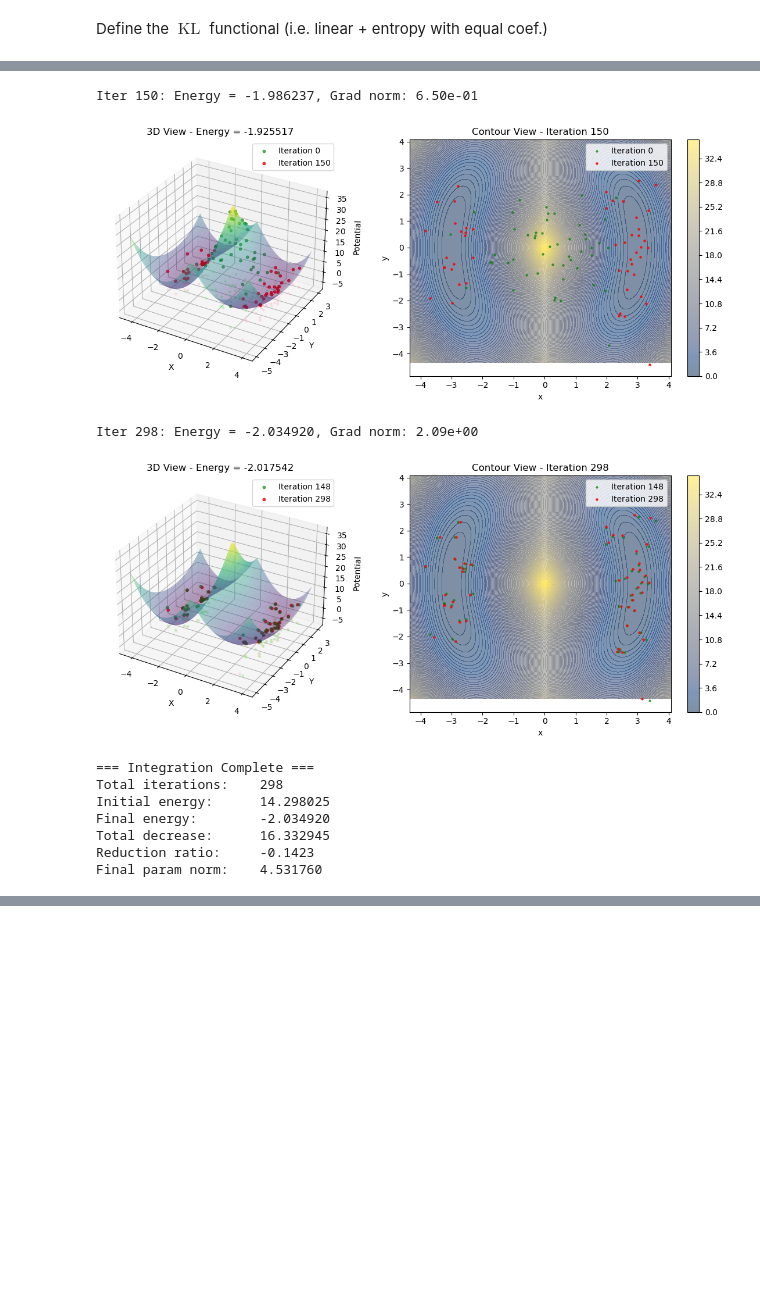
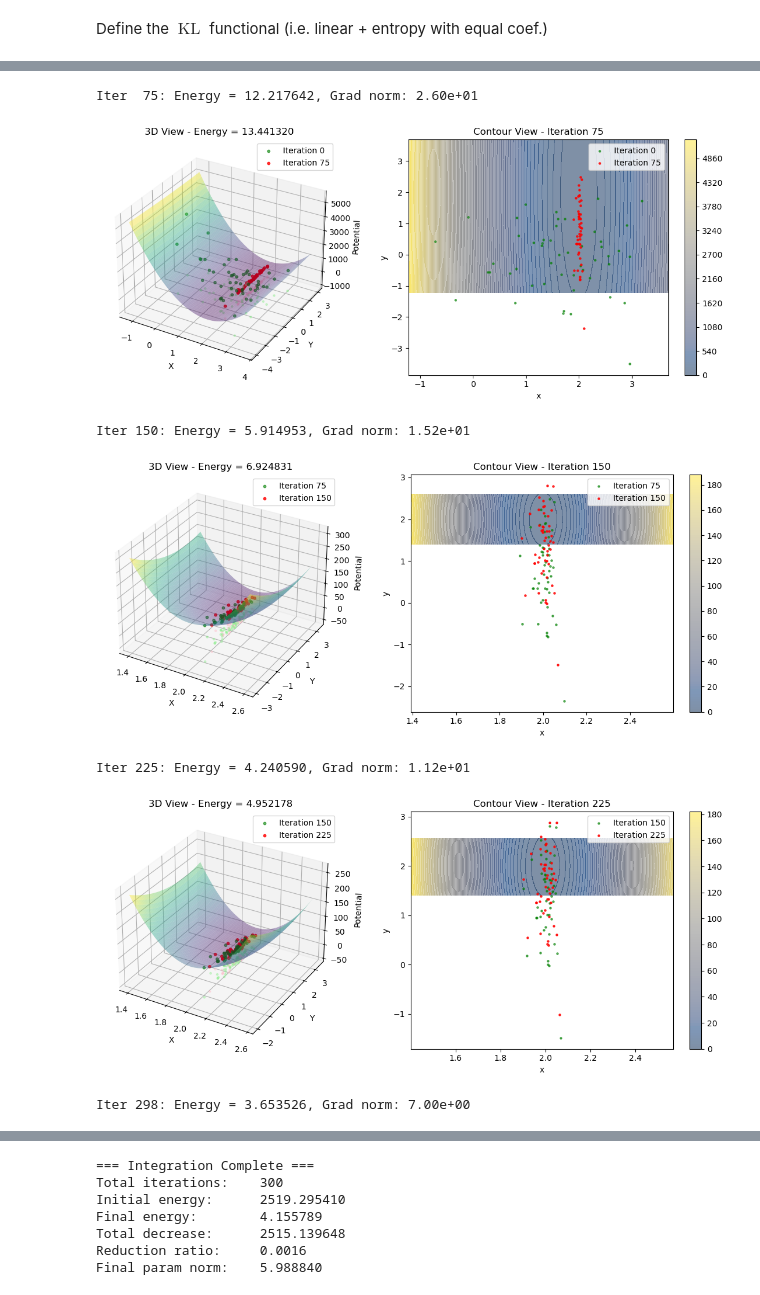
Before and after one commit to SebasGutHdz/Parametric-Wasserstein-Flows, a Jupyter notebook: anderson_acceleration_test.ipynb, the cells around one changed output, grey strips where cells are left out. Saved outputs shown, nothing was run; the diff lists cells and outputs as text; code cells hidden in the pictures; blank space fills up the shorter version.

```diff
--- a/anderson_acceleration_test.ipynb
+++ b/anderson_acceleration_test.ipynb
@@ -61,14 +60,15 @@ case = 'double banana' # 'gaussian' | 'double banana'
 # %%
 from functionals.functions import get_gaussian_potential
 if case == 'gaussian':
-    mean = jnp.full((dim,), 1.0)
-    sigma_inv = jnp.diag(jnp.array([10., 0.1]))
+    mean = jnp.full((dim,), 2.0)
+    sigma_inv = jnp.diag(jnp.array([1000., 10.]))
     potential_fn = get_gaussian_potential(mean, sigma_inv)
 
     # Anderson parameters
-    h = 1e-1  # Time step size
+    h = 1e-3 # Time step size
     m = 6  # Number of previous iterates to consider
     beta = 1.25  # Damping parameter
+    reg = 1e-5
     max_iterations = 300
     tolerance = 1e-4
     n_samples = 3_000  # Monte Carlo sample size
@@ -111,32 +119,23 @@ potential = Potential(
 Generate reference sample with Picard method
-# %%
-key, subkey = jax.random.split(key)
-# <<test dataset>>
-z_samples = jax.random.normal(
-    subkey,
-    (50, 2),
-)
-graphdep, _ = parametric_model.split()
-pm_gd = nnx.merge(graphdep, init_params_gd)
-history_gd = run_gradient_flow(
-    parametric_model,
-    z_samples,
-    G_mat_flow,
-    potential,
-    N_samples=n_samples,
-    max_iterations=max_iterations,
-    h=h,
-    progress_every=max_iterations//2,
-)
-# %% [output]
-Iter 150: Energy = -1.986237, Grad norm: 6.50e-01
-[figure, removed]
-Iter 298: Energy = -2.034920, Grad norm: 2.09e+00
-[figure, removed]
-=== Integration Complete ===
-Total iterations:    298
-Initial energy:      14.298025
-Final energy:        -2.034920
-Total decrease:      16.332945
-Reduction ratio:     -0.1423
-Final param norm:    4.531760
+# %%
+init_params_gd = jax.tree.map(lambda _x: _x, init_params)
+graphdep, _ = nnx.split(parametric_model)
+pm_gd = nnx.merge(graphdep, init_params_gd)
+history_gd = run_gradient_flow(
+    pm_gd,
+    z_samples,
+    G_mat_flow,
+    potential,
+    N_samples=n_samples,
+    max_iterations=max_iterations,
+    h=h,
+    progress_every=max_iterations//4,
+)
+# %% [output]
+Iter  75: Energy = 12.217642, Grad norm: 2.60e+01
+[figure, added]
+Iter 150: Energy = 5.914953, Grad norm: 1.52e+01
+[figure, added]
+Iter 225: Energy = 4.240590, Grad norm: 1.12e+01
+[figure, added]
+Iter 298: Energy = 3.653526, Grad norm: 7.00e+00
@@ -143,3 +143,10 @@ Final param norm:    4.531760
+=== Integration Complete ===
+Total iterations:    300
+Initial energy:      2519.295410
+Final energy:        4.155789
+Total decrease:      2515.139648
+Reduction ratio:     0.0016
+Final param norm:    5.988840
 # %%
 final_model = history_gd.pop('final_parametric_model')
 pot = history_gd.pop('potential')
```
Also changed, not shown: parts of 18 cells of this notebook, 2 other files.
